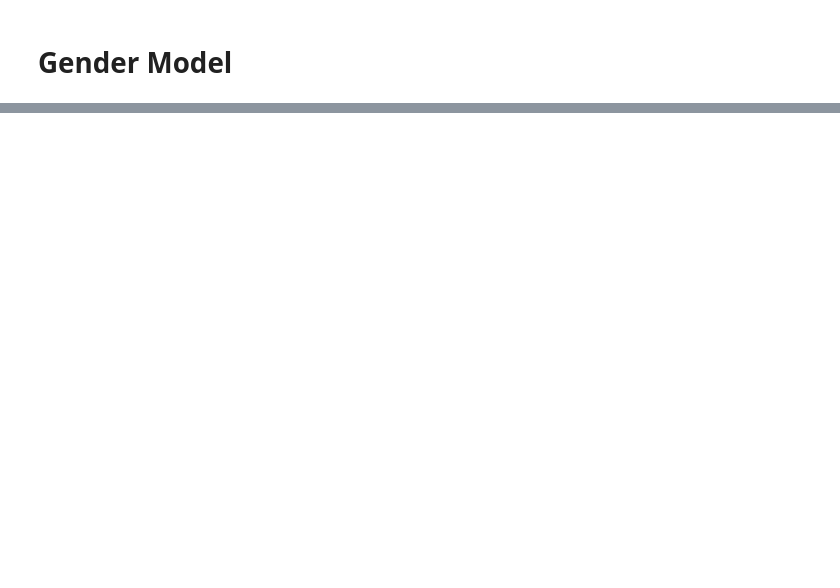
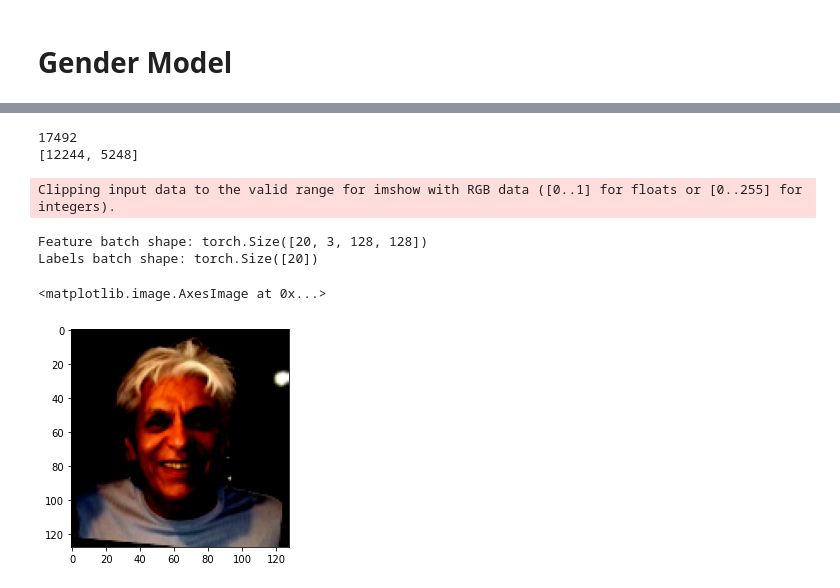
Before and after one commit to vigneshvalliappan/MSAI_CV_Project, a Jupyter notebook: flq_playground.ipynb, the cells around one changed output, grey strips where cells are left out. Drawn from its saved outputs; the diff is of its cells as text; code cells hidden in the pictures; blank space fills up the shorter version.

```diff
--- a/flq_playground.ipynb
+++ b/flq_playground.ipynb
@@ -70,7 +53,7 @@ fold_combined.groupby(['gender'])['gender'].count().plot.bar()
 # %%
-# new column to record the file path
-fold_combined['filepath'] = 'AdienceBenchmarkGenderAndAgeClassification/faces/' + fold_combined['user_id'] + '/coarse_tilt_aligned_face.' + fold_combined['face_id'].astype('str') + '.' + fold_combined['original_image']
-fold_combined['filepath']
+# new column to specify the file path
+df_combined['filepath'] = 'AdienceBenchmarkGenderAndAgeClassification/faces/' + df_combined['user_id'] + '/coarse_tilt_aligned_face.' + df_combined['face_id'].astype('str') + '.' + df_combined['original_image']
+df_combined['filepath']
 # %% [output]
 0        AdienceBenchmarkGenderAndAgeClassification/fac...
 1        AdienceBenchmarkGenderAndAgeClassification/fac...
@@ -97,7 +69,0 @@ print(len(fold_combined))
-# %%
-# formulating age class
-with open('age_class.json') as f:
-    age_class = json.load(f)
-
-fold_combined['age'] = fold_combined['age'].apply(lambda x: age_class[x])
-fold_combined.age.value_counts()
@@ -241,3 +159,39 @@ X_test_images: torch.Size([4363, 3, 256, 256])
+# %%
+import torchvision.transforms as transforms
+
+transform = transforms.Compose(
+    [
+        transforms.Resize((128,128)),
+        transforms.ToTensor(),
+        transforms.Normalize((0.5,0.5,0.5),(0.5,0.5,0.5))
+    ]
+)
+# %%
+dataset_face = FaceDataset(df_gender,model='gender',transform=transform)
+dataset_face_ = len(dataset_face)
+print(dataset_face_len)
+print([int(dataset_face_len*0.7),dataset_face_len - int(len(dataset_face)*0.7)])
+train_face, test_face = torch.utils.data.random_split(dataset_face,[int(dataset_face_len*0.7),dataset_face_len - int(len(dataset_face)*0.7)])
+
+from torch.utils.data import DataLoader
+
+train_face_loader = DataLoader(train_face,batch_size=20,shuffle=True)
+test_face_loader = DataLoader(test_face,batch_size=20,shuffle=True)
+# %% [output]
+17492
+[12244, 5248]
+# %%
+train_features, train_labels = next(iter(train_face_loader))
+print(f"Feature batch shape: {train_features.size()}")
+print(f"Labels batch shape: {train_labels.size()}")
+img = train_features[0].squeeze()
+plt.imshow(img.permute(1, 2, 0))
+# %% [output]
+Clipping input data to the valid range for imshow with RGB data ([0..1] for floats or [0..255] for integers).
+Feature batch shape: torch.Size([20, 3, 128, 128])
+Labels batch shape: torch.Size([20])
+<matplotlib.image.AxesImage at 0x...>
+[figure, added]
 # %%
 class model_gender(nn.Module): # VGG_convnet
 
```
Also changed, not shown: parts of 26 cells of this notebook.
